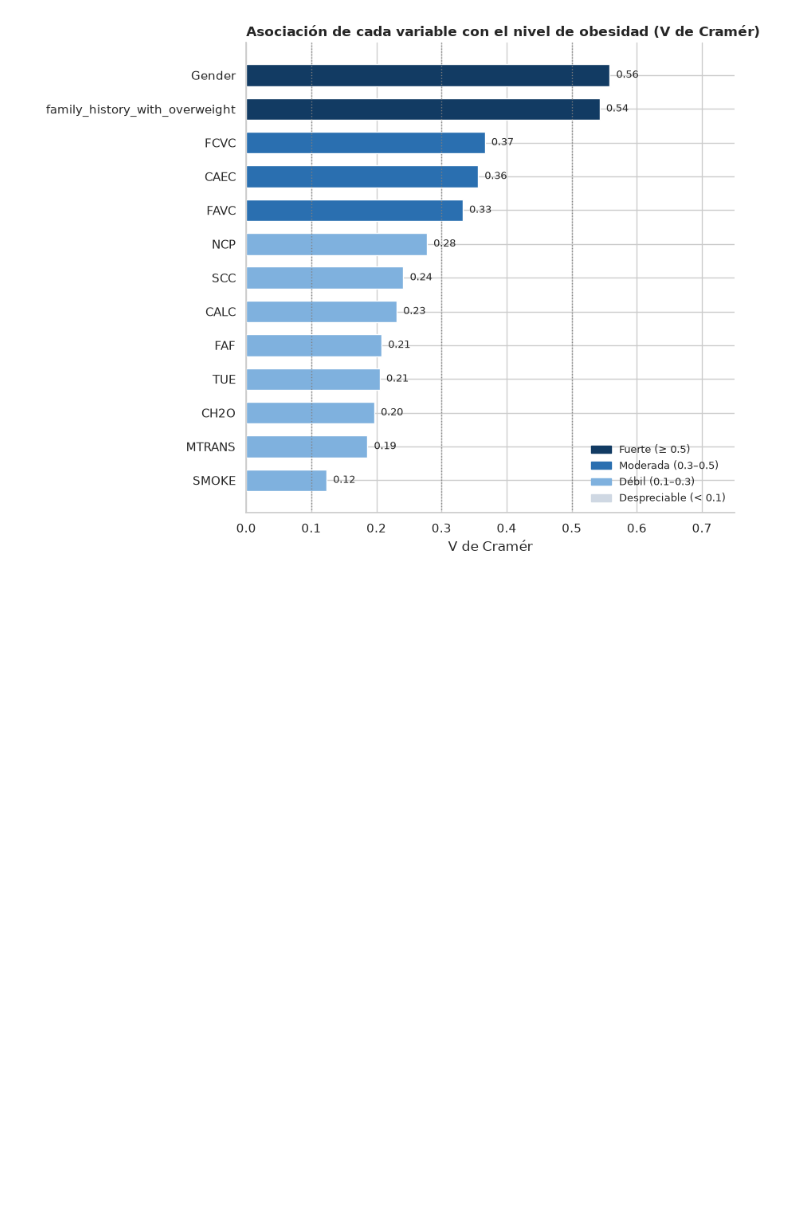
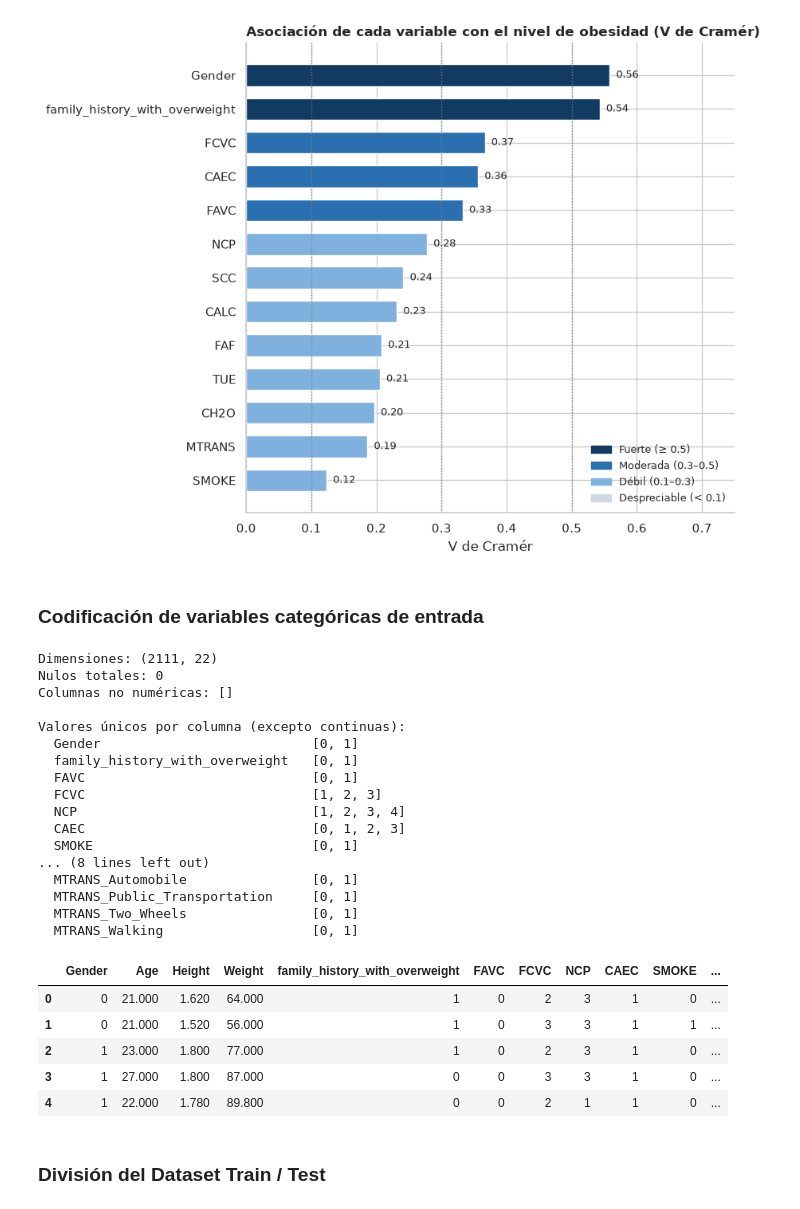
Before and after one commit to tdavidvergara/proyecto_final_aprendizaje_automatico, a Jupyter notebook: Desarrollo.ipynb, the cells around one changed output. Cells and saved outputs as stored; diff of their text form; code cells hidden in the pictures; blank space fills up the shorter version.

```diff
--- a/Desarrollo.ipynb
+++ b/Desarrollo.ipynb
@@ -312,3 +356,74 @@ ax.spines[["top", "right"]].set_visible(False)
 plt.tight_layout(); plt.show()
 # %% [output]
 [figure]
+# %% [markdown]
+### Codificación de variables categóricas de entrada
+# %%
+data = dataset.copy()
+
+# Binarias
+data["Gender"] = data["Gender"].map({"Female": 0, "Male": 1})
+for col in ["family_history_with_overweight", "FAVC", "SMOKE", "SCC"]:
+    data[col] = data[col].map({"no": 0, "yes": 1})
+
+# Ordinales
+for col in ["FCVC", "NCP", "CH2O", "FAF", "TUE", "IMC"]:
+    data[col] = data[col].round().astype(int)
+
+orden_frecuencia = {"no": 0, "Sometimes": 1, "Frequently": 2, "Always": 3}
+data["CAEC"] = data["CAEC"].map(orden_frecuencia)
+data["CALC"] = data["CALC"].replace("Always", "Frequently")   # "Always" tiene 1 solo registro
+data["CALC"] = data["CALC"].map(orden_frecuencia)
+
+# Nominales
+data["MTRANS"] = data["MTRANS"].replace({"Bike": "Two_Wheels", "Motorbike": "Two_Wheels"})  # 7 y 11 casos
+data = pd.get_dummies(data, columns=["MTRANS"], prefix="MTRANS", dtype=int)
+
+# Target: codificación ordinal de 0 a 6 (peso insuficiente … obesidad III)
+niveles = {
+    "Insufficient_Weight": 0,
+    "Normal_Weight": 1,
+    "Overweight_Level_I": 2,
+    "Overweight_Level_II": 3,
+    "Obesity_Type_I": 4,
+    "Obesity_Type_II": 5,
+    "Obesity_Type_III": 6,
+}
+data["NObeyesdad"] = data["NObeyesdad"].map(niveles)
+nombres_clases = {v: k for k, v in niveles.items()}   # para volver a nombres al mostrar resultados
+
+# Verificación de la transformación
+print(f"Dimensiones: {data.shape}")
+print(f"Nulos totales: {data.isna().sum().sum()}")
+print(f"Columnas no numéricas: {data.select_dtypes(exclude='number').columns.tolist()}")
+print("\nValores únicos por columna (excepto continuas):")
+for col in data.columns.drop(["Age", "Height", "Weight"]):
+    print(f"  {col:32s} {sorted(data[col].unique().tolist())}")
+
+data.head()
+# %% [output]
+Dimensiones: (2111, 22)
+Nulos totales: 0
+Columnas no numéricas: []
+
+Valores únicos por columna (excepto continuas):
+  Gender                           [0, 1]
+  family_history_with_overweight   [0, 1]
+  FAVC                             [0, 1]
+  FCVC                             [1, 2, 3]
+  NCP                              [1, 2, 3, 4]
+  CAEC                             [0, 1, 2, 3]
+  SMOKE                            [0, 1]
+... (8 lines left out)
+  MTRANS_Automobile                [0, 1]
+  MTRANS_Public_Transportation     [0, 1]
+  MTRANS_Two_Wheels                [0, 1]
+  MTRANS_Walking                   [0, 1]
+|  | Gender | Age | Height | Weight | family_history_with_overweight | FAVC | FCVC | NCP | CAEC | SMOKE | ... |
+| 0 | 0 | 21.000 | 1.620 | 64.000 | 1 | 0 | 2 | 3 | 1 | 0 | ... |
+| 1 | 0 | 21.000 | 1.520 | 56.000 | 1 | 0 | 3 | 3 | 1 | 1 | ... |
+| 2 | 1 | 23.000 | 1.800 | 77.000 | 1 | 0 | 2 | 3 | 1 | 0 | ... |
+| 3 | 1 | 27.000 | 1.800 | 87.000 | 0 | 0 | 3 | 3 | 1 | 0 | ... |
+| 4 | 1 | 22.000 | 1.780 | 89.800 | 0 | 0 | 2 | 1 | 1 | 0 | ... |
+# %% [markdown]
+### División del Dataset Train / Test
```
Also changed, not shown: parts of 4 cells of this notebook.
